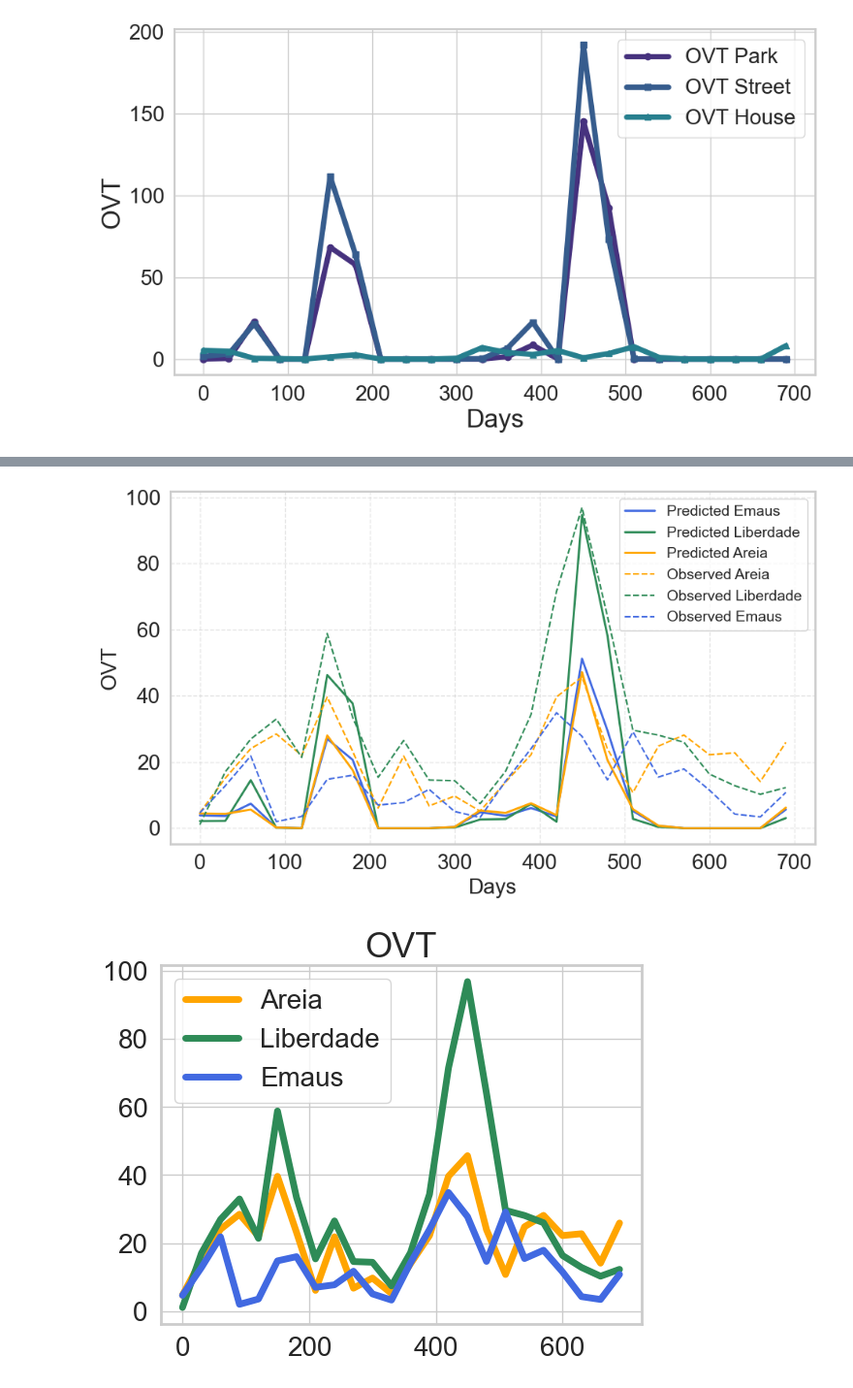
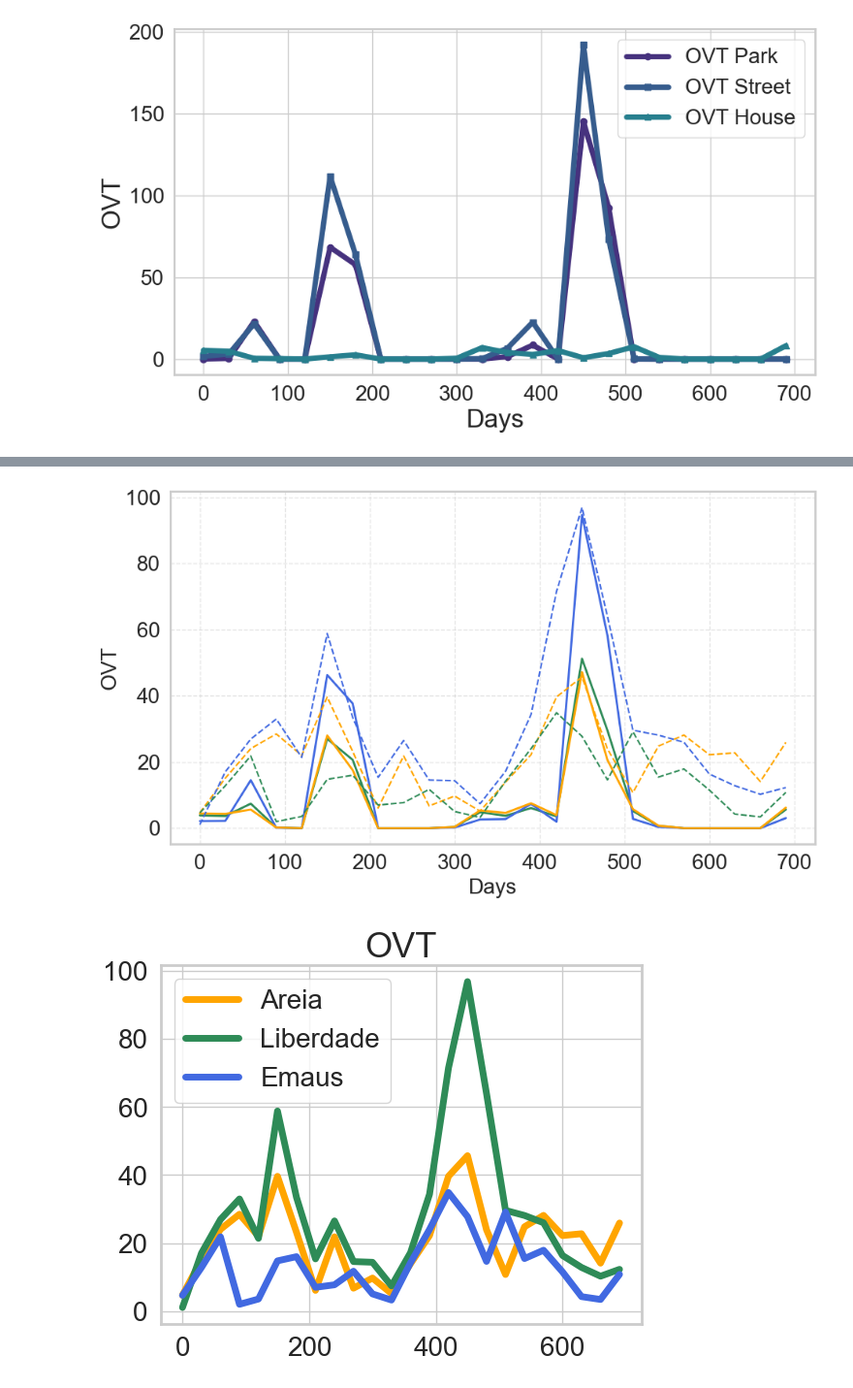
Before and after one commit to pedrolugao/FittingAedes, a Jupyter notebook: dataAssimilation.ipynb, the cells around one changed output, grey strips where cells are left out. Shown at 97% size. Saved outputs shown, nothing was run; the diff lists cells and outputs as text; code cells hidden in the pictures.

```diff
--- a/dataAssimilation.ipynb
+++ b/dataAssimilation.ipynb
@@ -1178,31 +1078,31 @@ plt.show()
 # %%
 emausOR = np.zeros(24)
 liberdadeOR = np.zeros(24)
 areiaOR =np.zeros(24)
 for t in range(24):
     R = matProporcoes@[OVT_parque[t],OVT_rua[t],OVT_casa[t]]
     emausOR[t],liberdadeOR[t],areiaOR[t] = R[0] , R[1], R[2]
 plt.figure(figsize=(10, 6))
-plt.plot(days, emausOR, label='Predicted Emaus', color='royalblue', linewidth=2)
-plt.plot(days, liberdadeOR, label='Predicted Liberdade', color='seagreen', linewidth=2)
+plt.plot(days, emausOR, label='Predicted Emaus', color='seagreen', linewidth=2)
+plt.plot(days, liberdadeOR, label='Predicted Liberdade', color='royalblue', linewidth=2)
 plt.plot(days, areiaOR, label='Predicted Areia', color='orange', linewidth=2)
 
 emausOVT = [4.6173913043,12.811965812,21.8403361345,1.974789916,3.5333333333,14.7610619469,16,6.974137931,7.7179487179,11.7203389831,5.0344827586,3.2268907563,14.1964285714,24.0090909091,34.8813559322,27.7692307692,14.5982905983,29.1391304348,15.4406779661,17.8907563025,11.5084745763,4.2352941176,3.4,10.7943925234]
 liberdadeOVT = [1.038961039,17.025,26.9401709402,32.9829059829,21.3833333333,58.8559322034,33.4705882353,15.3389830508,26.5210084034,14.55,14.35,7.3865546218,17.1764705882,34.3529411765,71.5338983051,96.9327731092,64.0084033613,29.6134453782,28.1186440678,25.9743589744,16.3474576271,12.8220338983,10.25,12.268907563]
 areiaOVT = [4.6548672566,15.0956521739,24.0423728814,28.4871794872,21.9739130435,39.6379310345,23.1764705882,6.0672268908,21.8389830508,6.7192982456,9.7043478261,5.1465517241,13.9043478261,22.2,39.6666666667,45.7090909091,23.9203539823,10.7477477477,24.7913043478,28.1495327103,22.201754386,22.7456140351,14.0841121495,25.9137931034]
 plt.plot(days,areiaOVT, '--',label='Observed Areia', color='orange',linewidth=1.5)
-plt.plot(days,liberdadeOVT,'--',label='Observed Liberdade',color='seagreen',linewidth=1.5)
-plt.plot(days,emausOVT,'--',label='Observed Emaus', color='royalblue',linewidth=1.5)
+plt.plot(days,liberdadeOVT,'--',label='Observed Liberdade',color='royalblue',linewidth=1.5)
+plt.plot(days,emausOVT,'--',label='Observed Emaus', color='seagreen',linewidth=1.5)
 
 plt.xlabel('Days', fontsize=20)
 plt.ylabel('OVT', fontsize=20)
 #plt.title('Predicted OVT for Emaus, Liberdade, and Areia', fontsize=16)
-plt.legend(fontsize=14)
+#plt.legend(fontsize=14)
 plt.grid(True, linestyle='--', alpha=0.5)
 plt.tight_layout()
 plt.show()
 # %% [output]
-[figure, old version]
+[figure, new version]
 # %%
 days = [0,30,60,90,120,150,180,210,240,270,300,330,360,390,420,450,480,510,540,570,600,630,660,690]
 emausOVT = [4.6173913043,12.811965812,21.8403361345,1.974789916,3.5333333333,14.7610619469,16,6.974137931,7.7179487179,11.7203389831,5.0344827586,3.2268907563,14.1964285714,24.0090909091,34.8813559322,27.7692307692,14.5982905983,29.1391304348,15.4406779661,17.8907563025,11.5084745763,4.2352941176,3.4,10.7943925234]
```
Also changed, not shown: parts of 8 cells of this notebook, 2 other files.
